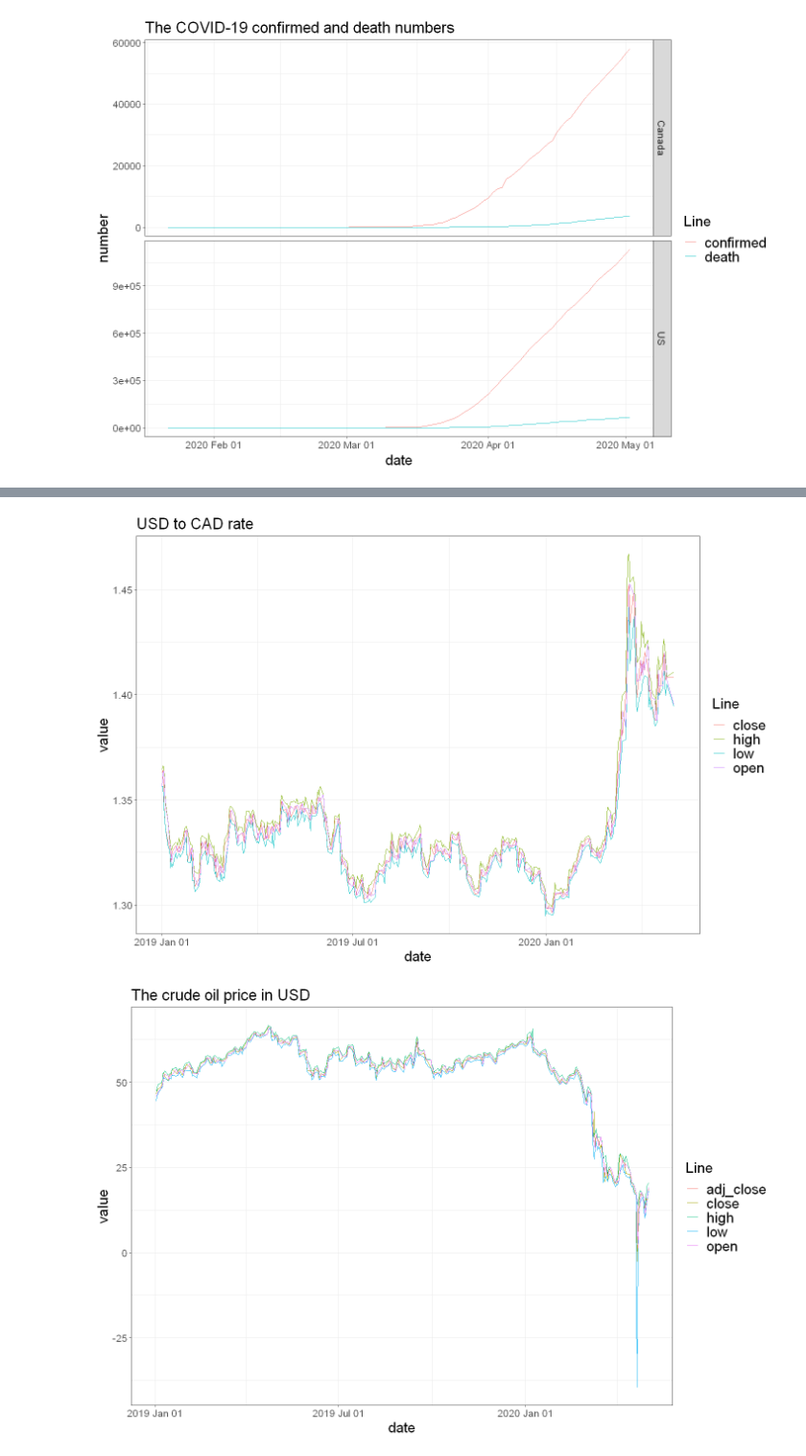
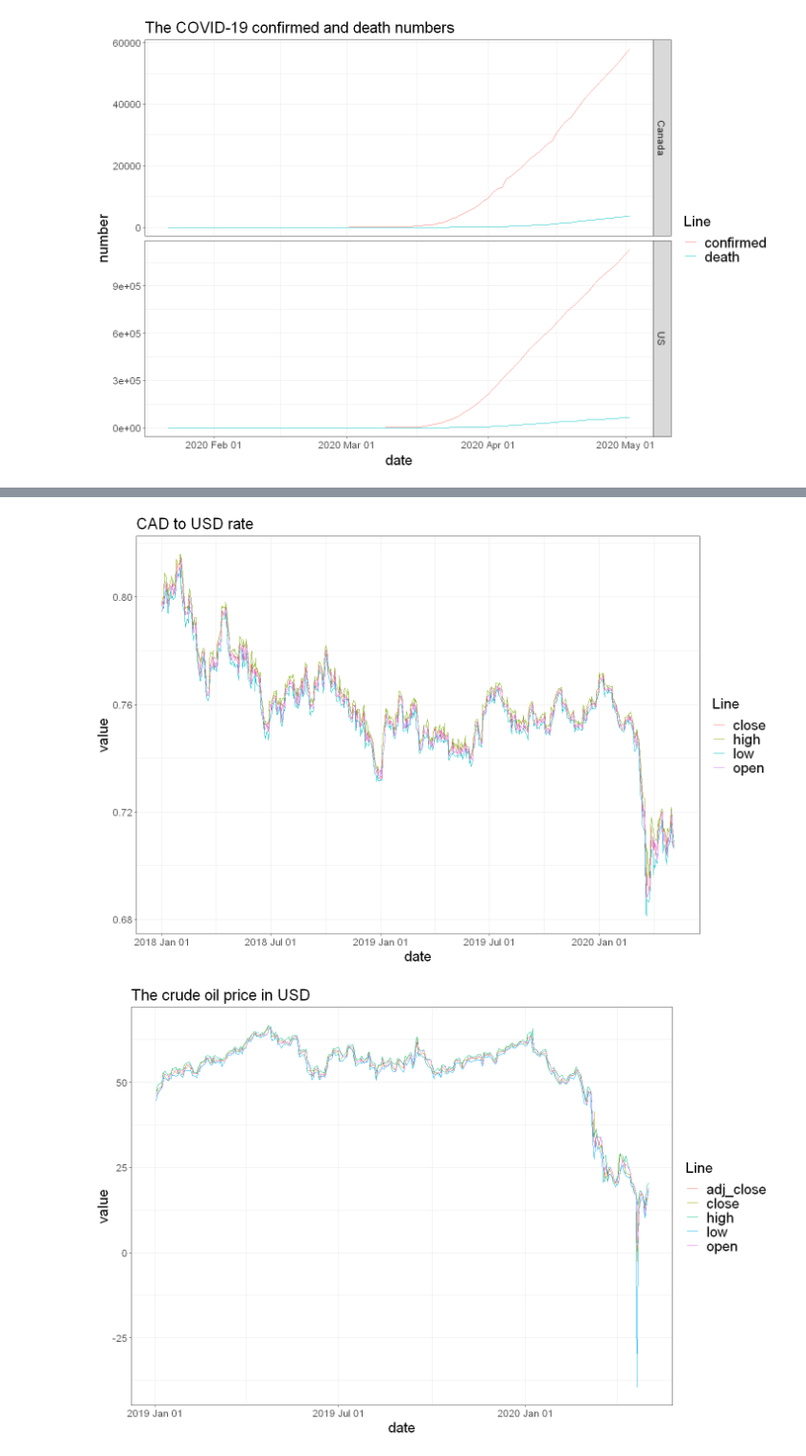
Before and after one commit to flizhou/CAD_USD_exchange_rate_predictor, a Jupyter notebook: scripts/eda.ipynb, the cells around one changed output, grey strips where cells are left out. Shown: that part at 96% size. Saved outputs shown, nothing was run; the diff lists cells and outputs as text; code cells hidden in the pictures.

```diff
--- a/scripts/eda.ipynb
+++ b/scripts/eda.ipynb
@@ -85,17 +85,17 @@ A tibble: 6 × 106
 # %%
 res <- GET("https://www.alphavantage.co/query",
            query = list(`function` = "FX_DAILY",
-                        from_symbol = "USD",
-                        to_symbol = "CAD",
+                        from_symbol = "CAD",
+                        to_symbol = "USD",
                         outputsize = "full",
                         apikey = Sys.getenv("ALPHA_API")))
 data <- fromJSON(rawToChar(res$content))
 data_raw <- enframe(unlist(data["Time Series FX (Daily)"]))
-usd_to_cad <- dta_raw %>%
+cad_to_usd <- data_raw %>%
     mutate(label = rep(c("open", "high", "low", "close"), dim(data_raw)[1]/4),
            date = str_match(name, "[0-9-]+") %>% lubridate::ymd(),
            value = as.double(value)) %>%
     select(date, label, value)
 
-str(usd_to_cad)
-summary(usd_to_cad)
+str(cad_to_usd)
+summary(cad_to_usd)
@@ -257,14 +315,14 @@ usd_to_cad %>%
 # %%
-usd_to_cad %>%
-    filter(lubridate::year(date) >= 2019) %>%
+cad_to_usd %>%
+    filter(lubridate::year(date) >= 2018) %>%
     ggplot(aes(date, value, color = label)) +
     geom_line() +
     scale_x_date(date_labels = "%Y %b %d") +
     theme_bw() +
-    labs(title = "USD to CAD rate",
+    labs(title = "CAD to USD rate",
          color = "Line") + t
 # %% [output]
-[figure, old version]
+[figure, new version]
 # %%
 crud_oil %>%
     gather("term", "value", - date, - volume) %>%
```
Also changed, not shown: parts of 22 cells of this notebook.
